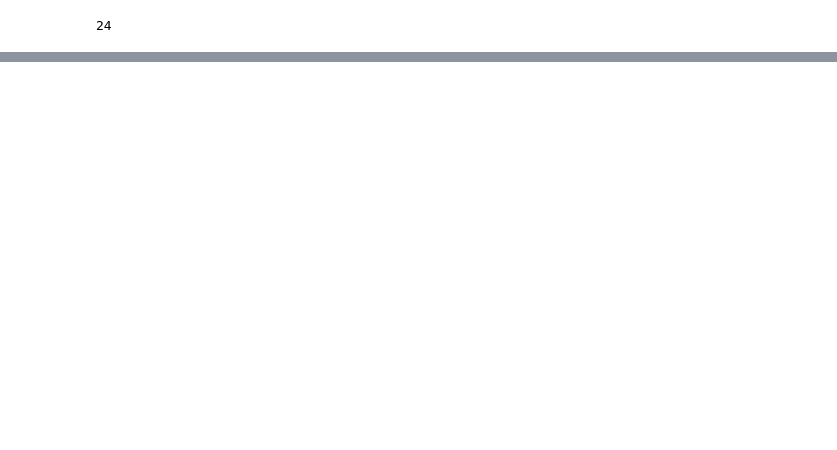
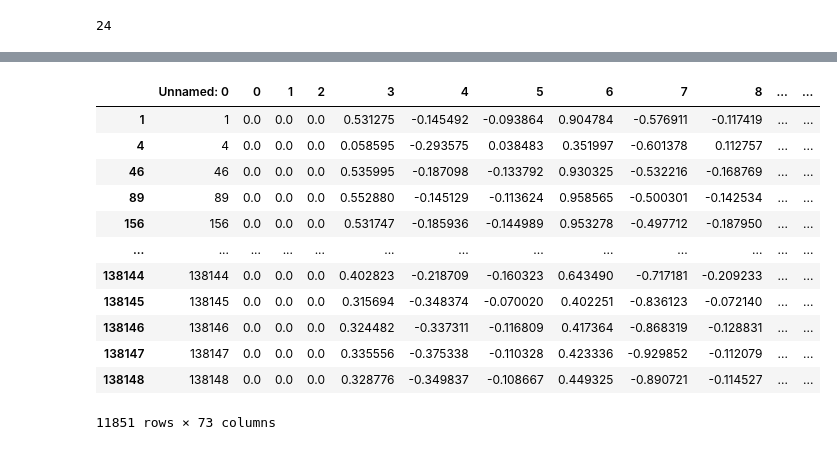
Before and after one commit to notFonz/HandSpell, a Jupyter notebook: notebooks/dpessoa_asl_from_landmarks.ipynb, the cells around one changed output, grey strips where cells are left out. Cells and saved outputs as stored; diff of their text form; code cells hidden in the pictures; blank space fills up the shorter version.

```diff
--- a/notebooks/dpessoa_asl_from_landmarks.ipynb
+++ b/notebooks/dpessoa_asl_from_landmarks.ipynb
@@ -39,0 +218,16 @@ landmarks_df
+# %%
+landmarks_df.query("val")
+# %% [output]
+|  | Unnamed: 0 | 0 | 1 | 2 | 3 | 4 | 5 | 6 | 7 | 8 | ... | ... |
+| 1 | 1 | 0.0 | 0.0 | 0.0 | 0.531275 | -0.145492 | -0.093864 | 0.904784 | -0.576911 | -0.117419 | ... | ... |
+| 4 | 4 | 0.0 | 0.0 | 0.0 | 0.058595 | -0.293575 | 0.038483 | 0.351997 | -0.601378 | 0.112757 | ... | ... |
+| 46 | 46 | 0.0 | 0.0 | 0.0 | 0.535995 | -0.187098 | -0.133792 | 0.930325 | -0.532216 | -0.168769 | ... | ... |
+| 89 | 89 | 0.0 | 0.0 | 0.0 | 0.552880 | -0.145129 | -0.113624 | 0.958565 | -0.500301 | -0.142534 | ... | ... |
+| 156 | 156 | 0.0 | 0.0 | 0.0 | 0.531747 | -0.185936 | -0.144989 | 0.953278 | -0.497712 | -0.187950 | ... | ... |
+| ... | ... | ... | ... | ... | ... | ... | ... | ... | ... | ... | ... | ... |
+| 138144 | 138144 | 0.0 | 0.0 | 0.0 | 0.402823 | -0.218709 | -0.160323 | 0.643490 | -0.717181 | -0.209233 | ... | ... |
+| 138145 | 138145 | 0.0 | 0.0 | 0.0 | 0.315694 | -0.348374 | -0.070020 | 0.402251 | -0.836123 | -0.072140 | ... | ... |
+| 138146 | 138146 | 0.0 | 0.0 | 0.0 | 0.324482 | -0.337311 | -0.116809 | 0.417364 | -0.868319 | -0.128831 | ... | ... |
+| 138147 | 138147 | 0.0 | 0.0 | 0.0 | 0.335556 | -0.375338 | -0.110328 | 0.423336 | -0.929852 | -0.112079 | ... | ... |
+| 138148 | 138148 | 0.0 | 0.0 | 0.0 | 0.328776 | -0.349837 | -0.108667 | 0.449325 | -0.890721 | -0.114527 | ... | ... |
+11851 rows × 73 columns
```
Also changed, not shown: parts of 38 cells of this notebook, 7 other files.
